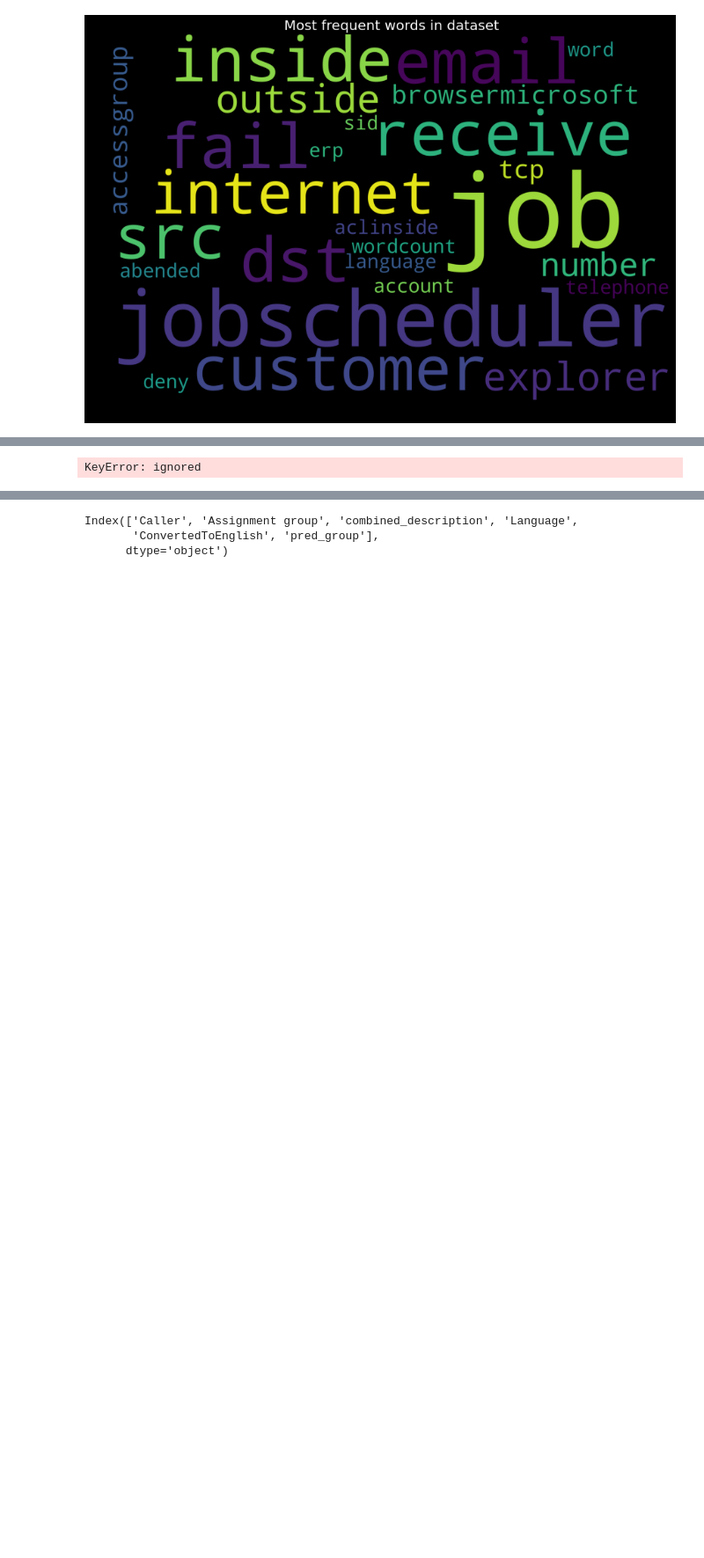
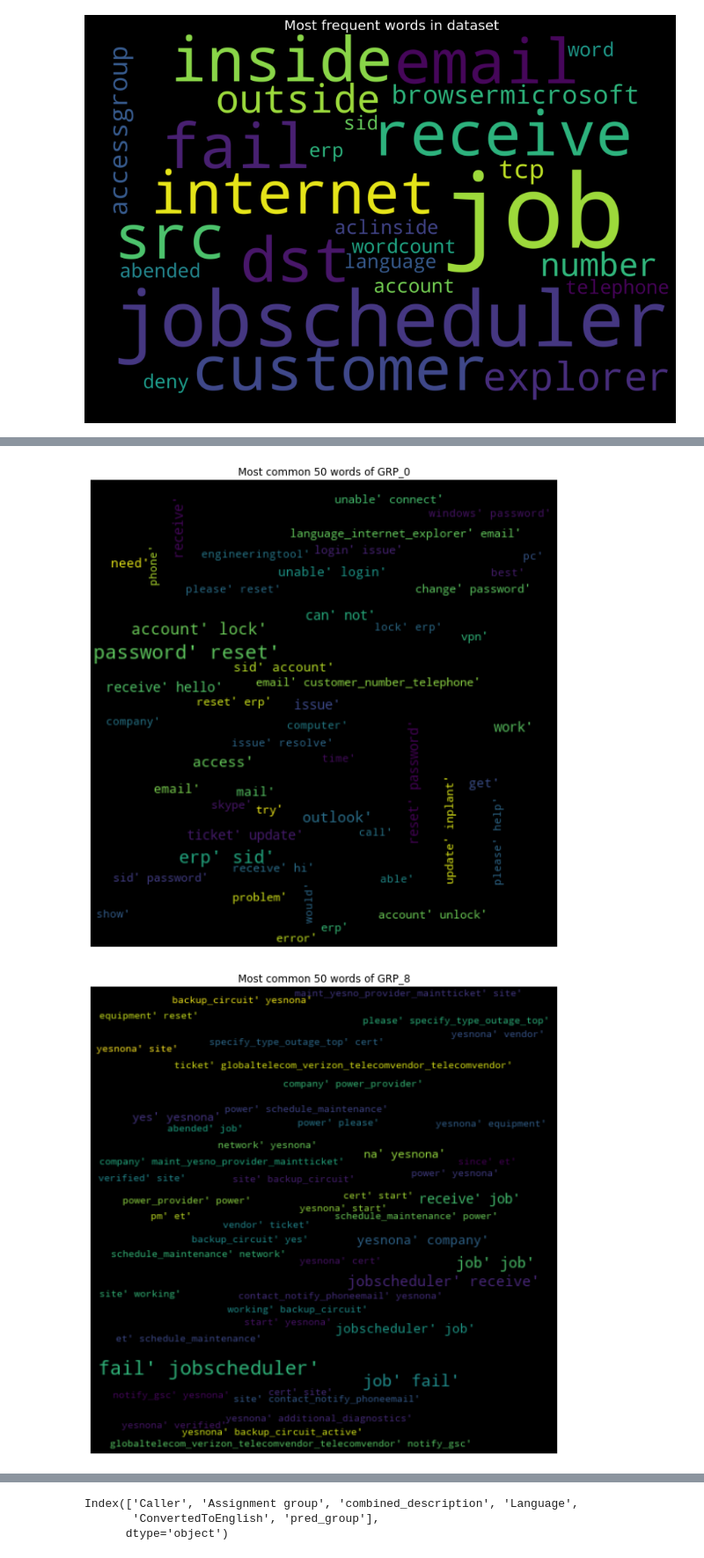
Before and after one commit to pbhuch/GL_DecA_G4_NLP1, a Jupyter notebook: GL_DecA_G4_NLP1.ipynb, the cells around one changed output, grey strips where cells are left out. Shown at 88% size. Drawn from its saved outputs; the diff is of its cells as text; code cells hidden in the pictures; blank space fills up the shorter version.

```diff
--- a/GL_DecA_G4_NLP1.ipynb
+++ b/GL_DecA_G4_NLP1.ipynb
@@ -903,0 +1032,4 @@ plt.show()
+# %%
+new_df = df_ML.copy()
+new_df['words'] = data_words_trigrams
+new_df.head()
@@ -929,9 +1068,11 @@ def wordcloud_grp(f, x):
     plt.margins(x=0, y=0)
     plt.show()
 # %%
-for i in range(50):
-    Grp = df_ML[df_ML ['Assignment group'] == sortedListOfGroup[i]]
+for i in range(10):
+
+    Grp = new_df[new_df ['Assignment group'] == sortedListOfGroup[i]]
     Grp = Grp['words']
     wordcloud_grp(Grp,sortedListOfGroup[i])
 # %% [output]
-KeyError: ignored
+[figure, added]
+[figure, added]
```
Also changed, not shown: parts of 42 cells of this notebook.
